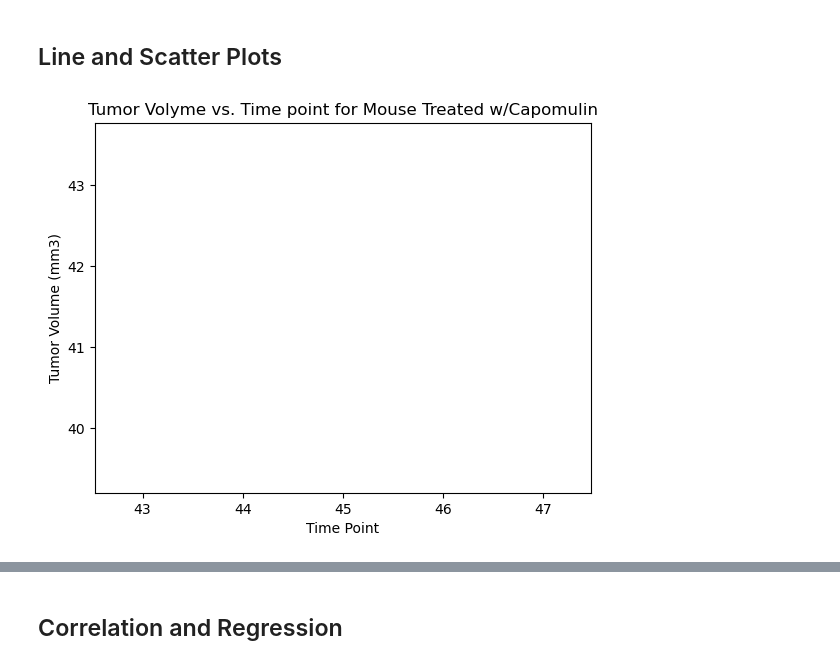
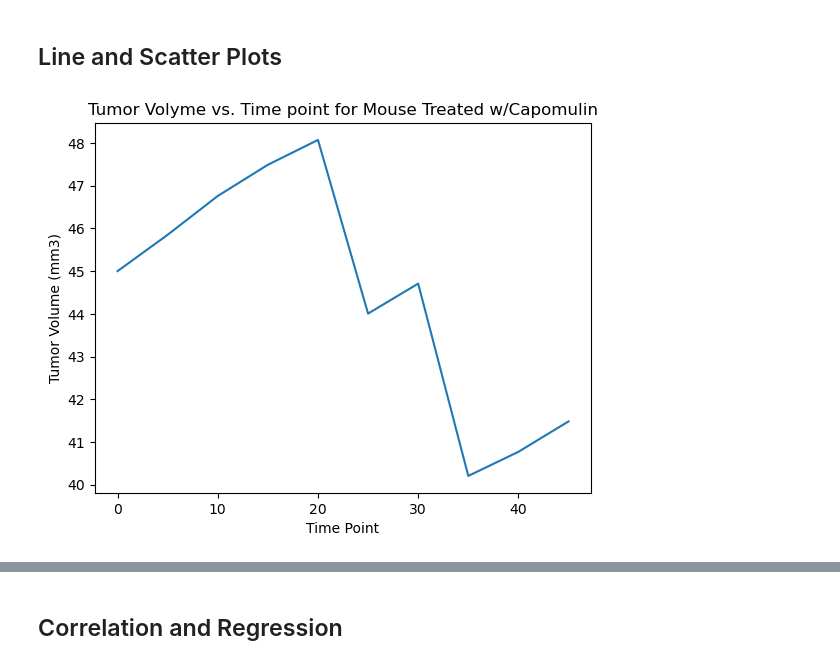
Before and after one commit to unbrandedplague/Pymaceuticals, a Jupyter notebook: Pymaceuticals/pymaceuticals_starter.ipynb, the cells around one changed output, grey strips where cells are left out. Saved outputs shown, nothing was run; the diff lists cells and outputs as text; code cells hidden in the pictures.

```diff
--- a/Pymaceuticals/pymaceuticals_starter.ipynb
+++ b/Pymaceuticals/pymaceuticals_starter.ipynb
@@ -340,11 +295,19 @@ import numpy as np
 # %%
-capomulin_data = merged_data.loc[merged_data["Drug Regimen"] == "Capomulin"]
+#prepare data
+capomulin_data = clean_data.loc[clean_data["Drug Regimen"] == "Capomulin"]
+
+#select mouse
 selected_mouse = capomulin_data.loc[capomulin_data["Mouse ID"] == 'l509']
+
+#create graph
 plt.plot(selected_mouse["Timepoint"],selected_mouse["Tumor Volume (mm3)"])
- #add labels and title
+
+#add labels and title
 plt.xlabel("Time Point")
 plt.ylabel("Tumor Volume (mm3)")
 plt.title("Tumor Volyme vs. Time point for Mouse Treated w/Capomulin")
+
+#print graph
 plt.show()
 # %% [output]
-[figure, old version]
+[figure, new version]
```
Also changed, not shown: parts of 5 cells of this notebook.
